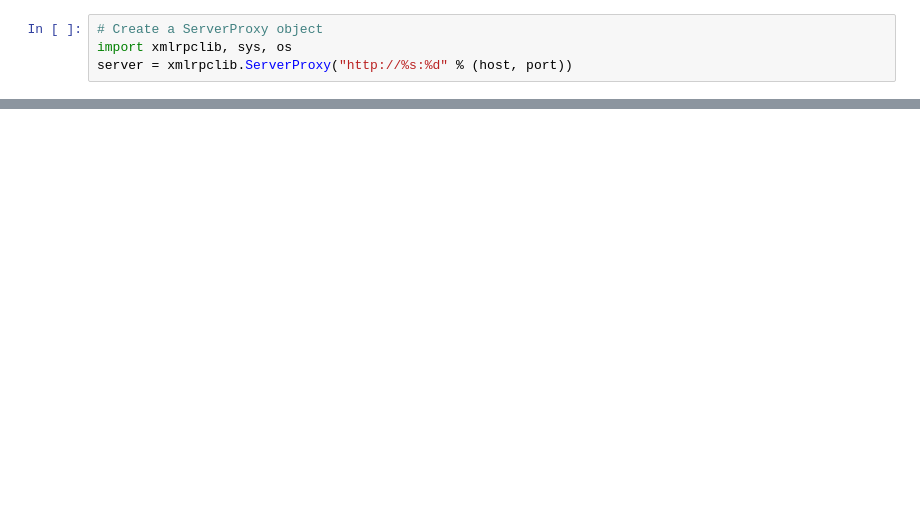
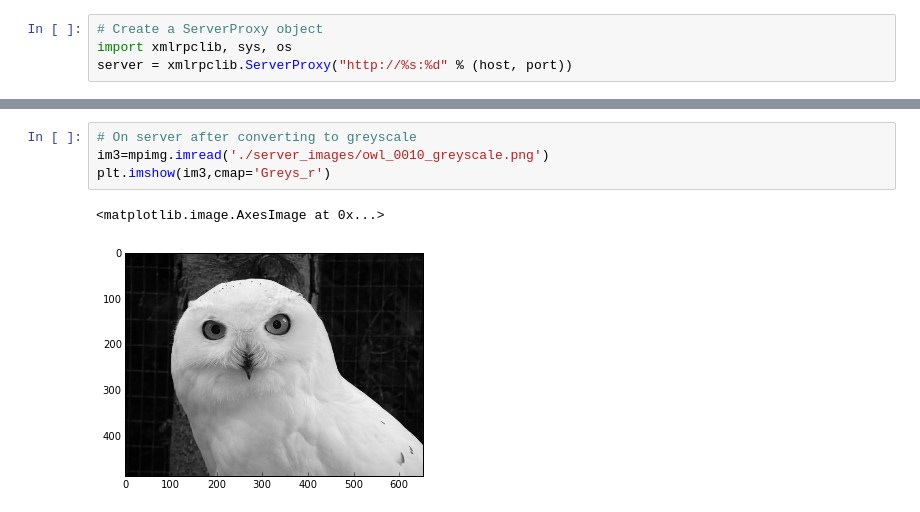
Before and after one commit to smwahl/ay250_swahl, a Jupyter notebook: hw_05/hw_05_client.ipynb, the cells around one changed output, grey strips where cells are left out. Saved outputs shown, nothing was run; the diff lists cells and outputs as text; blank space fills up the shorter version.

```diff
--- a/hw_05/hw_05_client.ipynb
+++ b/hw_05/hw_05_client.ipynb
@@ -131,0 +154,7 @@ NameError: global name 'fpath' is not defined
+# %%
+# On server after converting to greyscale
+im3=mpimg.imread('./server_images/owl_0010_greyscale.png')
+plt.imshow(im3,cmap='Greys_r')
+# %% [output]
+<matplotlib.image.AxesImage at 0x...>
+[figure, added]
```
Also changed, not shown: parts of 23 cells of this notebook, 1 other file.
